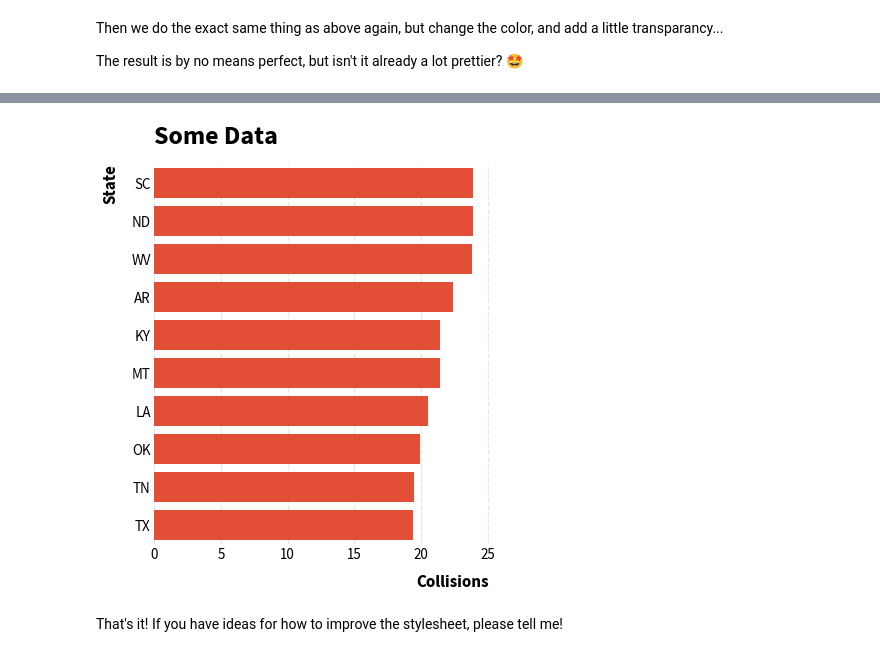
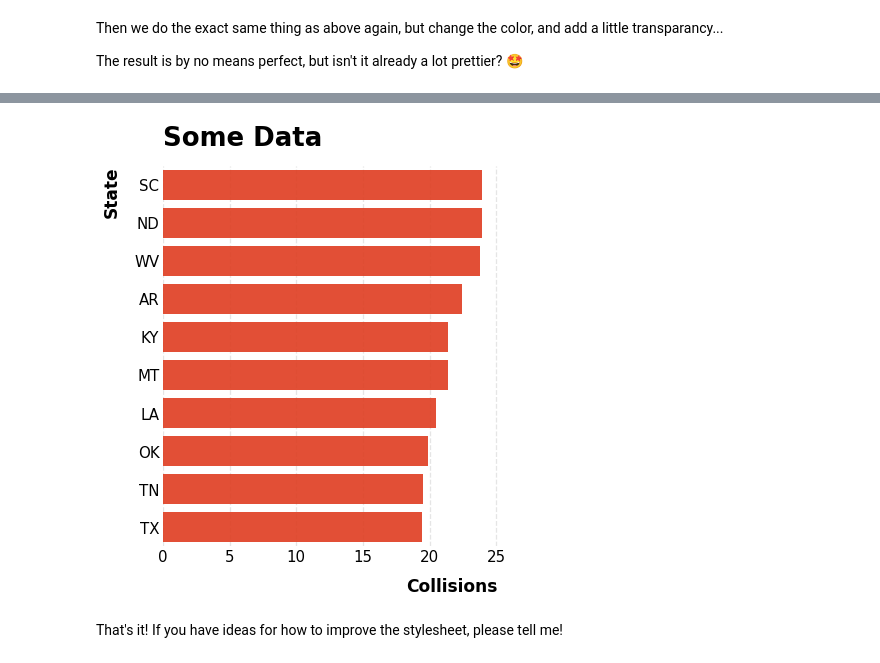
Before and after one commit to MNoichl/opinionated, a Jupyter notebook: opinionated_trial_notebook.ipynb, the cells around one changed output, grey strips where cells are left out. Saved outputs shown, nothing was run; the diff lists cells and outputs as text; code cells hidden in the pictures.

```diff
--- a/opinionated_trial_notebook.ipynb
+++ b/opinionated_trial_notebook.ipynb
@@ -25,6 +25,6 @@ Text(0.5, 1.0, 'Some Data')
 # %% [markdown]
 Then we download the custom stylesheet I made for Samuli. It's inspired by [this R-package](https://github.com/hrbrmstr/hrbrthemes). We also download all the google-fonts. This is somewhat overkill, and takes half a minute but why not... 😎
 # %%
-!wget -q https://raw.githubusercontent.com/MNoichl/uti/main/opinions.mplstyle -O opinions.mplstyle
-plt.style.use("opinions.mplstyle")
+# !wget -q https://raw.githubusercontent.com/MNoichl/uti/main/opinions.mplstyle -O opinions.mplstyle
+# plt.style.use("opinions.mplstyle")
 # %%
@@ -71,12 +71,14 @@ Then we do the exact same thing as above again, but change the color, and add a
 
 The result is by no means perfect, but isn't it already a lot prettier? 🤩
 # %%
+plt.style.use("opinions")
+
 f, ax = plt.subplots(figsize=(6, 7))
-plt.style.use("opinions.mplstyle")
+
 # If you want even more of the hrbrthemes-feeling you can change the font to Roboto Condensed.
 # Sometimes you will need to call the plotting function multiple times for this to take effect.
 # You should be able to put any google-font here:
-# plt.rc('font', family='Roboto Condensed')
+plt.rc('font', family='Roboto Condensed')
 
 
 sns.barplot(x="total", y="abbrev", data=crashes,
@@ -91,3 +96,3 @@ plt.savefig('my_sample_plot.png',bbox_inches='tight',dpi =400, transparent=False
-[figure, old version]
+[figure, new version]
 # %% [markdown]
 That's it! If you have ideas for how to improve the stylesheet, please tell me!
```
Also changed, not shown: parts of 5 cells of this notebook.
